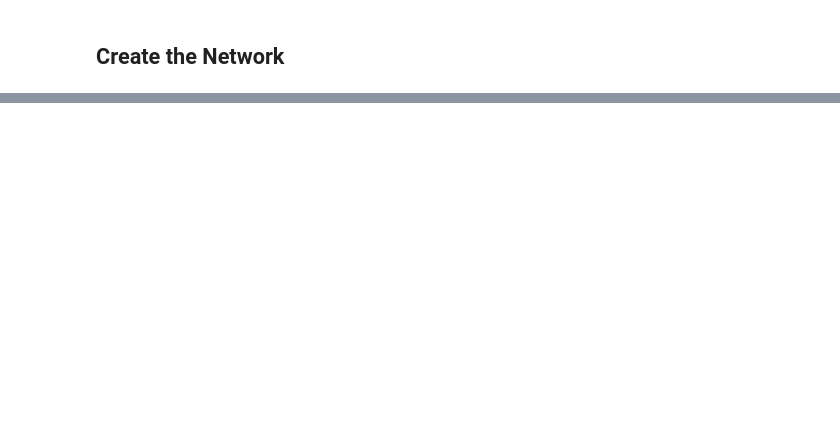
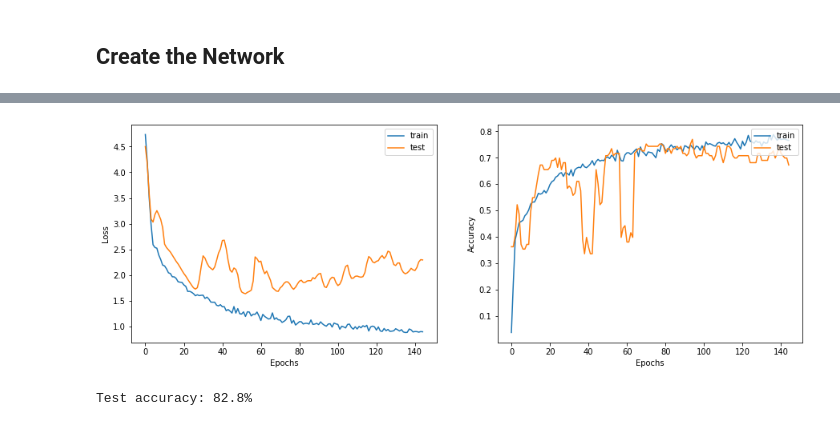
Before and after one commit to cipher982/GNN-playground, a Jupyter notebook: gnn_v1.ipynb, the cells around one changed output, grey strips where cells are left out. Drawn from its saved outputs; the diff is of its cells as text; code cells hidden in the pictures; blank space fills up the shorter version.

Commit message:
add model evaluation and testing

```diff
--- a/gnn_v1.ipynb
+++ b/gnn_v1.ipynb
@@ -17,3 +15,20 @@ import tensorflow as tf
+# %%
+
+def display_learning_curves(history):
+    fig, (ax1, ax2) = plt.subplots(1, 2, figsize=(15, 5))
+
+    ax1.plot(history.history["loss"])
+    ax1.plot(history.history["val_loss"])
+    ax1.legend(["train", "test"], loc="upper right")
+    ax1.set_xlabel("Epochs")
+    ax1.set_ylabel("Loss")
+
+    ax2.plot(history.history["acc"])
+    ax2.plot(history.history["val_acc"])
+    ax2.legend(["train", "test"], loc="upper right")
+    ax2.set_xlabel("Epochs")
+    ax2.set_ylabel("Accuracy")
+    plt.show()
 # %% [markdown]
 ## Load Data
 # %%
@@ -272,0 +314,9 @@ enc_df.
+# %%
+display_learning_curves(history)
+# %% [output]
+[figure, added]
+# %%
+_, test_accuracy = gnn_model.evaluate(x=X_test, y=y_test, verbose=0)
+print(f"Test accuracy: {round(test_accuracy * 100, 2)}%")
+# %% [output]
+Test accuracy: 82.8%
```
Also changed, not shown: parts of 18 cells of this notebook.
